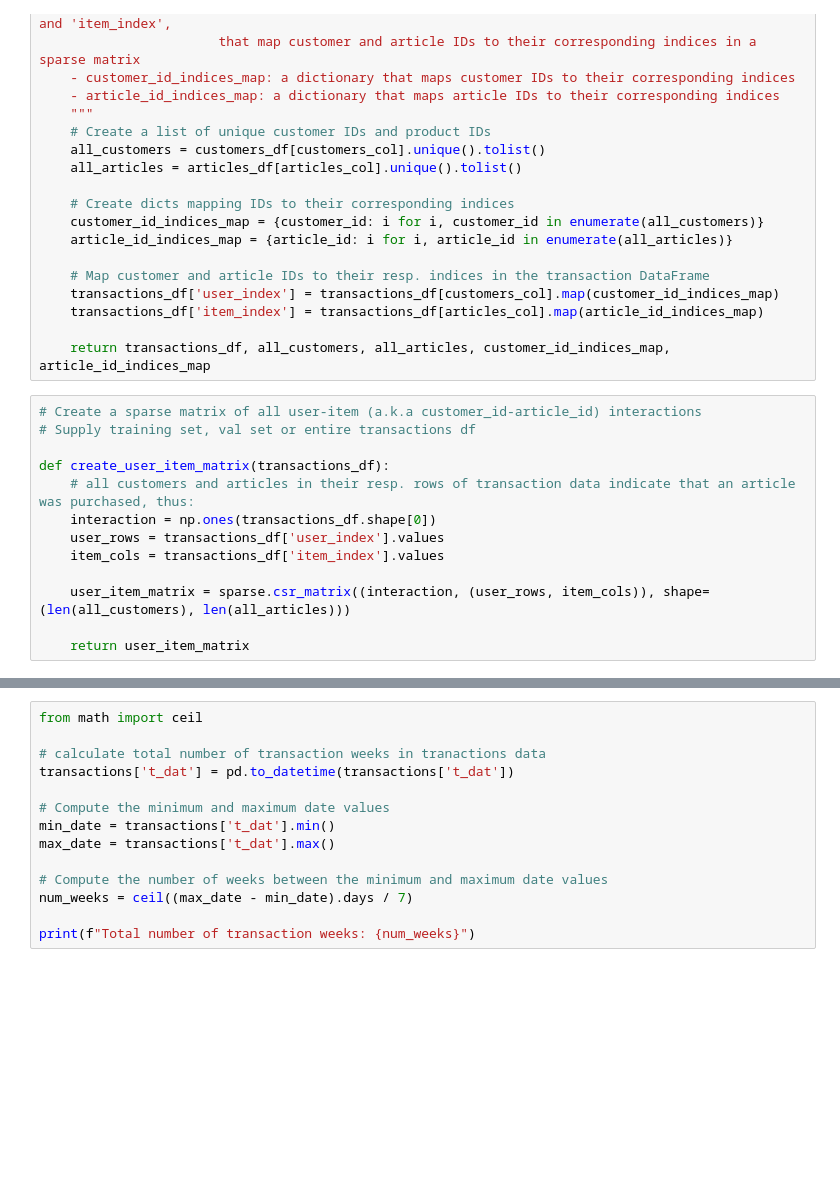
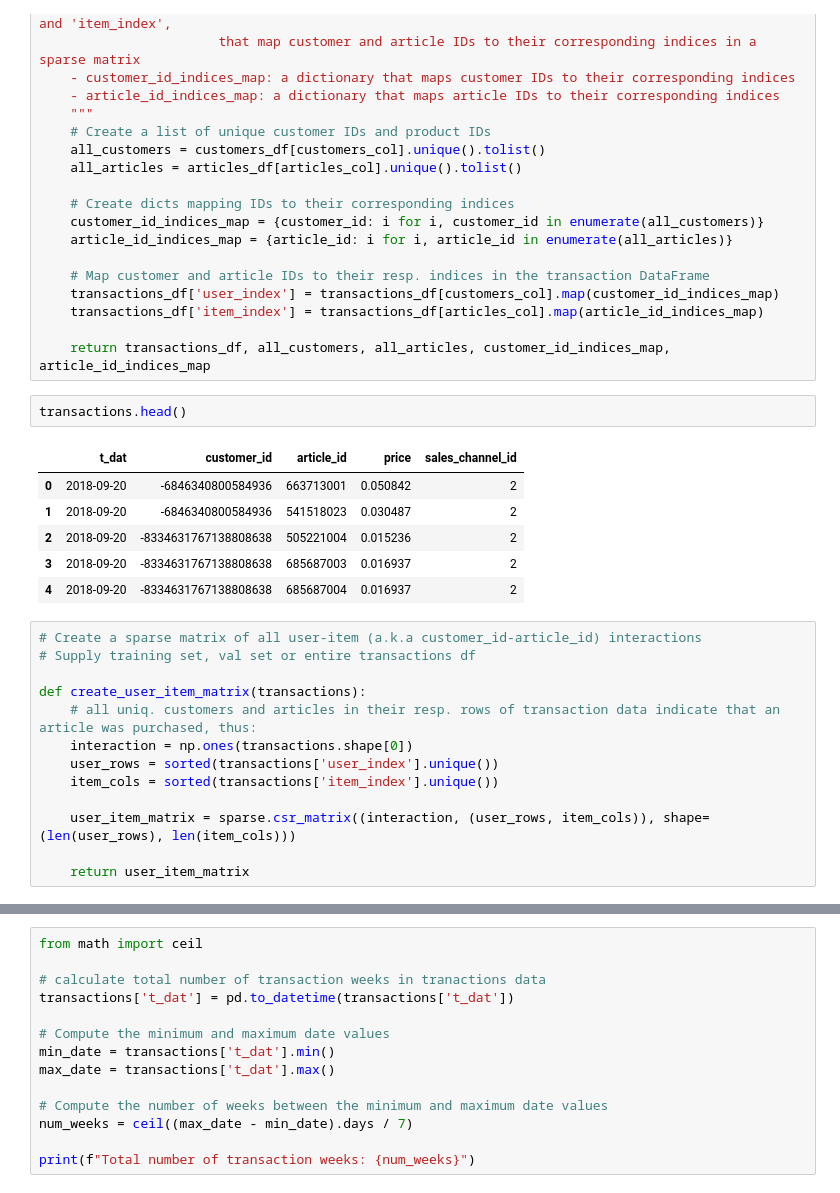
Before and after one commit to Afats/HnM-recco, a Jupyter notebook: hnm-notebook.ipynb, the cells around one changed output, grey strips where cells are left out. Cells and saved outputs as stored; diff of their text form; blank space fills up the shorter version.

Commit message:
user-item matrix fix

```diff
--- a/hnm-notebook.ipynb
+++ b/hnm-notebook.ipynb
@@ -316,16 +316,25 @@ def preprocess_data(transactions_df, customers_df, articles_df, customers_col='c
     transactions_df['item_index'] = transactions_df[articles_col].map(article_id_indices_map)
 
     return transactions_df, all_customers, all_articles, customer_id_indices_map, article_id_indices_map
+# %%
+transactions.head()
+# %% [output]
+|  | t_dat | customer_id | article_id | price | sales_channel_id |
+| 0 | 2018-09-20 | -6846340800584936 | 663713001 | 0.050842 | 2 |
+| 1 | 2018-09-20 | -6846340800584936 | 541518023 | 0.030487 | 2 |
+| 2 | 2018-09-20 | -8334631767138808638 | 505221004 | 0.015236 | 2 |
+| 3 | 2018-09-20 | -8334631767138808638 | 685687003 | 0.016937 | 2 |
+| 4 | 2018-09-20 | -8334631767138808638 | 685687004 | 0.016937 | 2 |
 # %%
 # Create a sparse matrix of all user-item (a.k.a customer_id-article_id) interactions
 # Supply training set, val set or entire transactions df
 
-def create_user_item_matrix(transactions_df):
-    # all customers and articles in their resp. rows of transaction data indicate that an article was purchased, thus:
-    interaction = np.ones(transactions_df.shape[0])
-    user_rows = transactions_df['user_index'].values
-    item_cols = transactions_df['item_index'].values
+def create_user_item_matrix(transactions):
+    # all uniq. customers and articles in their resp. rows of transaction data indicate that an article was purchased, thus:
+    interaction = np.ones(transactions.shape[0])
+    user_rows = sorted(transactions['user_index'].unique())
+    item_cols = sorted(transactions['item_index'].unique())
 
-    user_item_matrix = sparse.csr_matrix((interaction, (user_rows, item_cols)), shape=(len(all_customers), len(all_articles)))
+    user_item_matrix = sparse.csr_matrix((interaction, (user_rows, item_cols)), shape=(len(user_rows), len(item_cols)))
 
     return user_item_matrix
```
Also changed, not shown: parts of 15 cells of this notebook, 1 other file.
